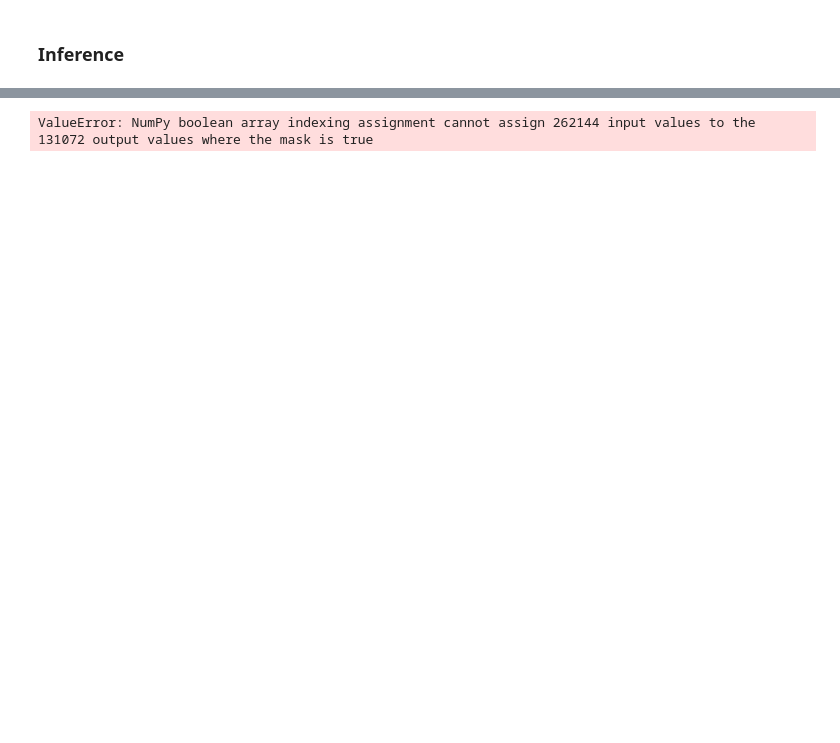
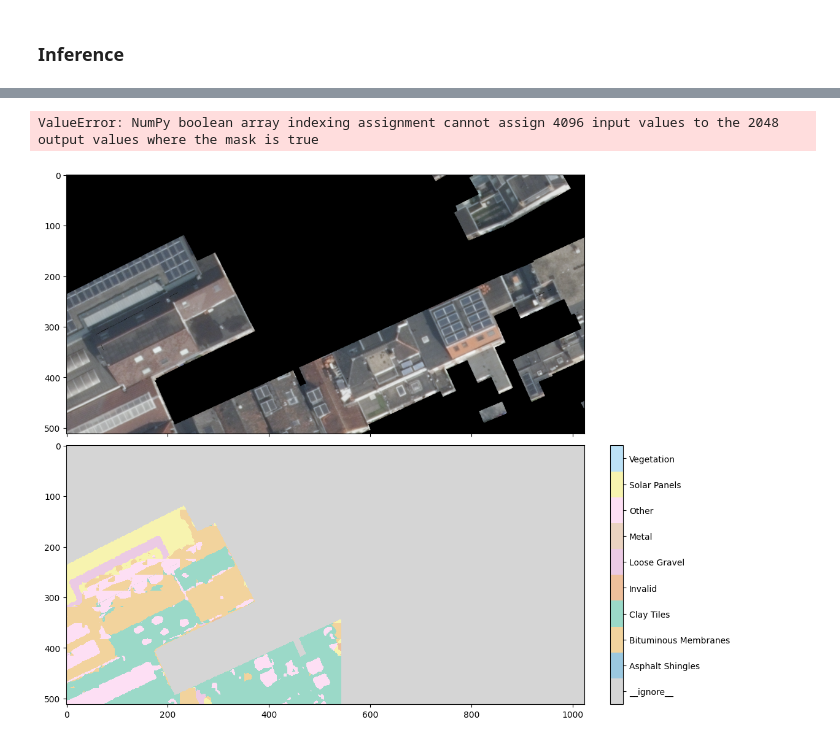
Before and after one commit to DimitrisMantas/RoofSense, a Jupyter notebook: classification/inference.ipynb, the cells around one changed output, grey strips where cells are left out. Saved outputs shown, nothing was run; the diff lists cells and outputs as text; code cells hidden in the pictures; blank space fills up the shorter version.

```diff
--- a/classification/inference.ipynb
+++ b/classification/inference.ipynb
@@ -126,12 +119,24 @@ transform = rasterio.transform.from_bounds(west=stack_bbox.minx,
+# %%
+# Compute the stack transform.
+stack_bbox = stack.bounds
+
+# TODO: Compute the stack dimensions automatically.
+stack_width = 1024
+stack_height = 512
+
+stack_transform = rasterio.transform.from_bounds(west=stack_bbox.minx,
+                                                 south=stack_bbox.miny,
+                                                 east=stack_bbox.maxx,
+                                                 north=stack_bbox.maxy,
+                                                 width=stack_width,
+                                                 height=stack_height)
 # %%
-from rasterio.features import geometry_mask
-
 # Instantiate the map.
-map_ = np.zeros([stack_height, stack_width], dtype=np.uint8)
+mmap = np.zeros([stack_height, stack_width], dtype=np.uint8)
 
 x = 0
 y = 0
-for batch in tqdm.tqdm(dataloader):
+for batch in tqdm.tqdm(stack_loader):
     chips = batch["image"].to(model.device)
     # Scale the images to the range expected by the model.
     # NOTE: All general-purpose augmentations must be applied at this stage.
@@ -139,15 +144,16 @@ for batch in tqdm.tqdm(dataloader):
 
     # Infer the segmentation mask corresponding to each image.
     # NOTE: This context manager disables all automatic differentiation functionality.
-    #      See https://stackoverflow.com/questions/74191070/why-there-are-two-different-flags-to-disable-gradient-computation-in-pytorch/74197846#74197846 for more information.
+    #       See https://stackoverflow.com/questions/74191070/why-there-are-two-different-flags-to-disable-gradient-computation-in-pytorch/74197846#74197846 for more information.
     with torch.inference_mode():
         masks = model(chips).argmax(dim=1).cpu().numpy()
 
-    #----------
+    # ----------
     # TODO
     # iterate through the batch and paste the predictions where they belong
     for i in range(BATCH_SIZE):
         bbox = batch["bbox"][i]
+
         # Create a polygon from the bbox
         geom = {
             "type": "Polygon",
@@ -155,21 +161,20 @@ for batch in tqdm.tqdm(dataloader):
                 [[bbox.minx, bbox.miny], [bbox.minx, bbox.maxy], [bbox.maxx, bbox.maxy], [bbox.maxx, bbox.miny],
                  [bbox.minx, bbox.miny]  # Close the loop
                  ]]}
-        geom_mask = geometry_mask([geom], transform=transform, invert=True, out_shape=(stack_height, stack_width))
-        map_[geom_mask] = masks[i].ravel()
+        mask_locs = rasterio.features.geometry_mask([geom],
+                                                    transform=stack_transform,
+                                                    invert=True,
+                                                    out_shape=(stack_height, stack_width))
+        mmap[mask_locs] = masks[i].ravel()
 # %% [output]
-ValueError: NumPy boolean array indexing assignment cannot assign 262144 input values to the 131072 output values where the mask is true
+ValueError: NumPy boolean array indexing assignment cannot assign 4096 input values to the 2048 output values where the mask is true
 # %%
-fig:plt.Figure
-ax:plt.Axes
-fig, ax = plt.subplots()
+# Load and dissolve the corresponding roof surfaces.
+surfs = gpd.read_file("../annotation/data/tmp/9-284-556.surfs.gpkg").dissolve()
 
-plot = ax.imshow(
-    map_,
-    vmin=0,
-    vmax=len(dataset.cmap),
-    cmap=dataset._lc_cmap,
-    interpolation="None"
-)
+# Remask the background.
+bg_mask = rasterio.features.geometry_mask(surfs.geometry,
+                                          out_shape=(stack_height, stack_width),
+                                          transform=stack_transform)
 
-fig.colorbar(plot)
+mmap[bg_mask] = 0
@@ -177,0 +181,13 @@ surfs = gpd.read_file("../annotation/data/tmp/9-284-556.surfs.gpkg").dissolve()
+# %%
+# Visualize the stack and map.
+fig: plt.Figure
+ax: plt.Axes
+fig, axs = plt.subplots(2, 1, layout="compressed", sharex=True, sharey=True, figsize=(16, 9))
+
+stack_plot = axs[0].imshow(rasterio.plot.reshape_as_image(stack[stack_bbox]["image"].numpy() / 255))
+mmap_plot = axs[1].imshow(mmap, vmin=0, vmax=len(stack.classes), cmap=stack._lc_cmap, interpolation="None")
+
+cbar = plt.colorbar(mmap_plot)
+cbar.set_ticks(np.arange(len(stack.classes)) + 0.5, labels=stack.classes)
+# %% [output]
+[figure, added]
```
Also changed, not shown: parts of 9 cells of this notebook.
